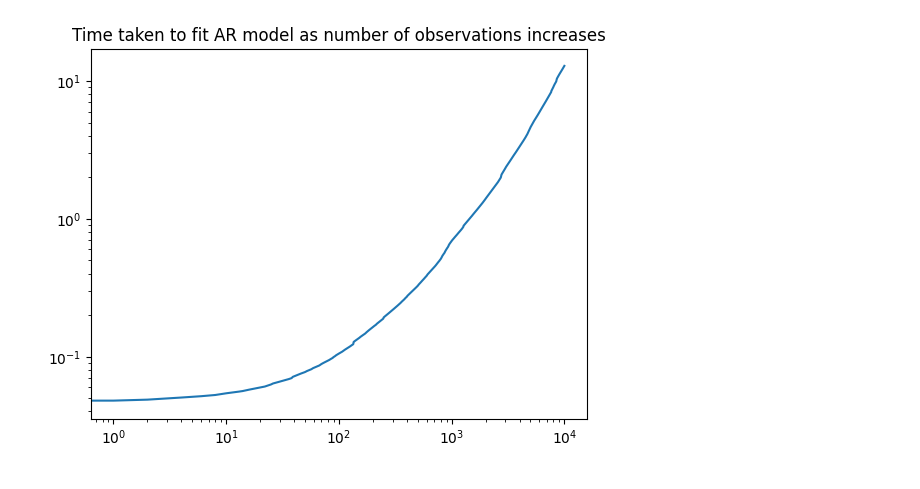
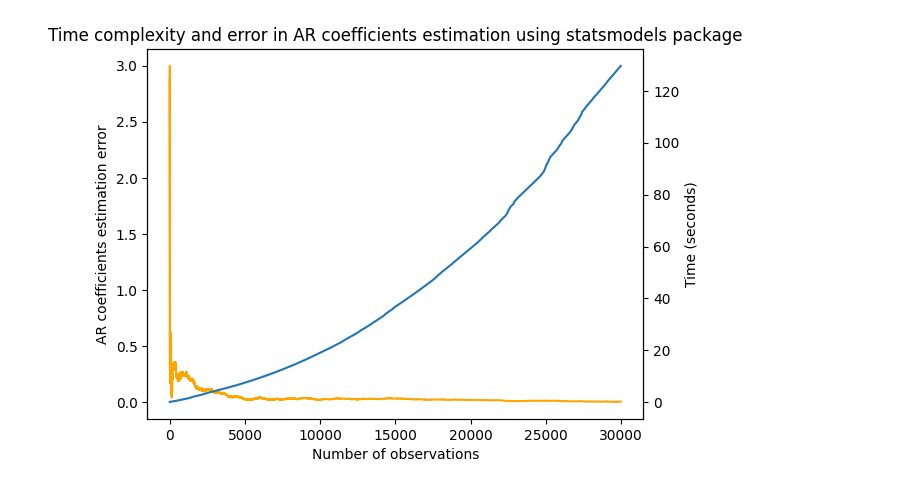
Before and after one commit to raphfaur/ctw, a Jupyter notebook: benchmark.ipynb, the cells around one changed output. Cells and saved outputs as stored; diff of their text form; code cells hidden in the pictures.

```diff
--- a/benchmark.ipynb
+++ b/benchmark.ipynb
@@ -5,7 +5,7 @@ from ctw.series import AR
 import numpy as np
 
 coeffs = [0.5, 0.3, 0.1, 0.05]
-ar = AR(p=4, coeffs=coeffs, sigma=1.0, n_sample=10000)
+ar = AR(p=4, coeffs=coeffs, sigma=1.0, n_sample=30000)
 data = [x for x in ar]
 
 start_time = time.time()
@@ -23,13 +23,19 @@ for i in range(len(data)):
 # %%
 
 import matplotlib.pyplot as plt
-plt.plot(times)
-plt.yscale('log')
-plt.xscale('log')
-plt.title('Time taken to fit AR model as number of observations increases')
+
+plt.plot(errors, color='orange')
+plt.ylabel('AR coefficients estimation error')
+plt.xlabel('Number of observations')
+
+ax1 = plt.twinx()
+ax1.plot(times)
+ax1.set_ylabel('Time (seconds)')
+
+plt.title('Time complexity and error in AR coefficients estimation using statsmodels package')
 plt.show()
 # %% [output]
-[figure, old version]
+[figure, new version]
 # %%
 from ctw.models import BivariateARTreeBis, Quantizer
 threshold_x = np.linspace(min(data), max(data), 15)
```
Also changed, not shown: parts of 2 cells of this notebook, 15 other files.
